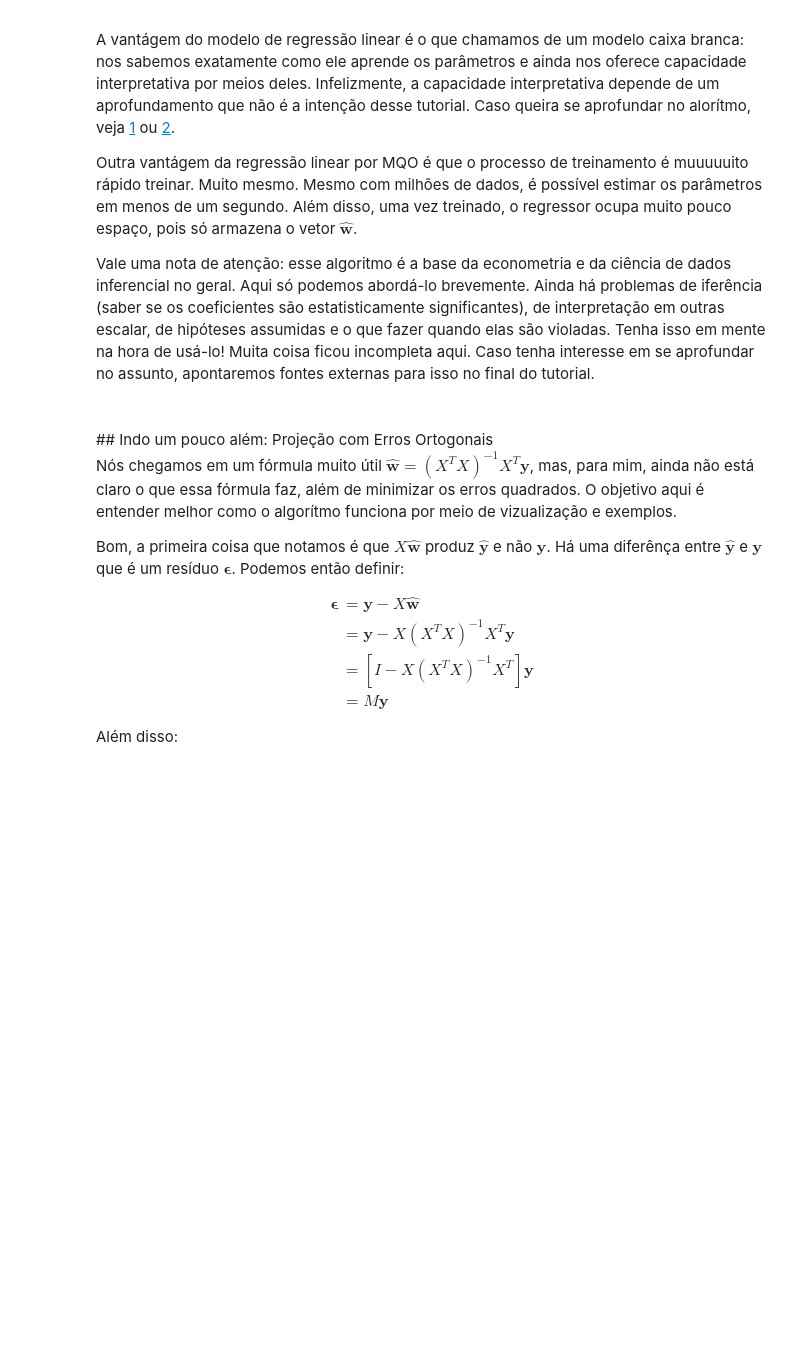
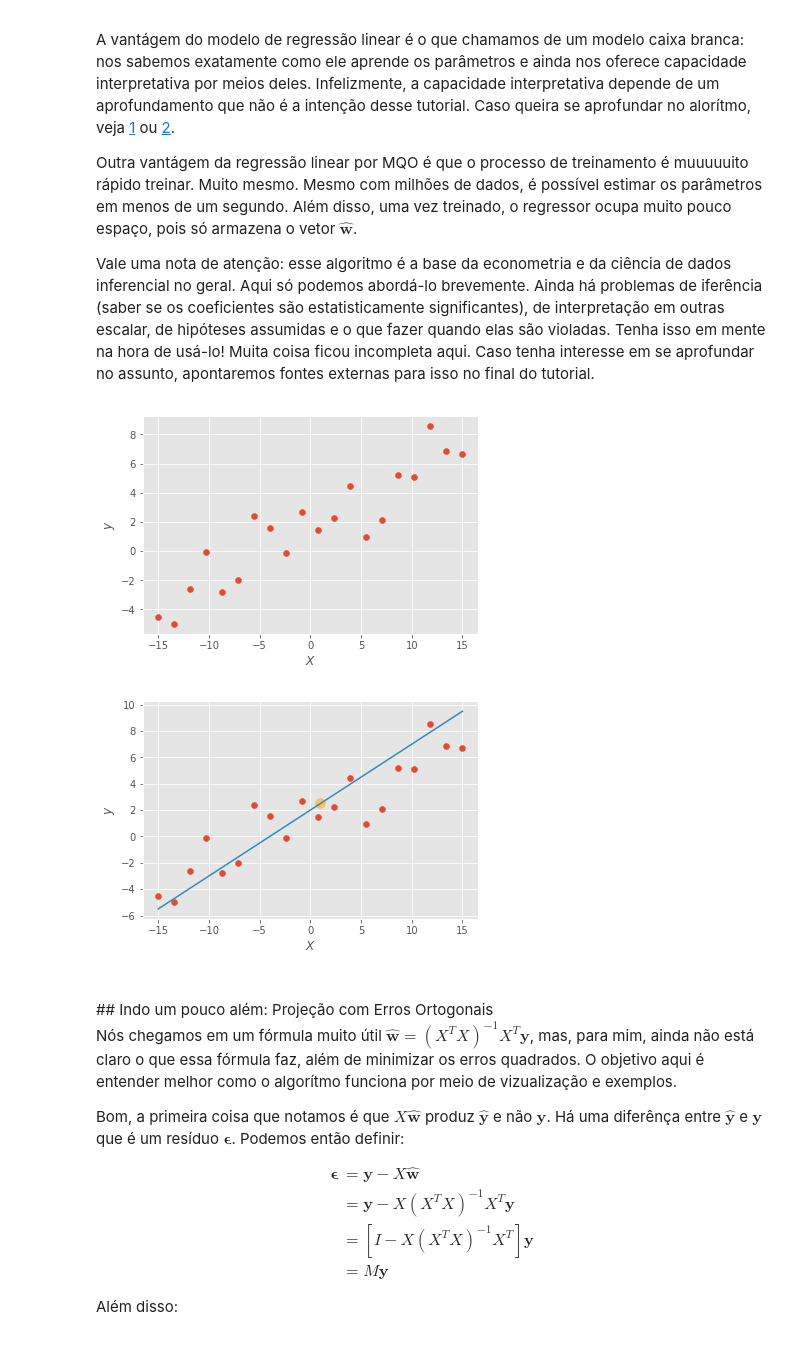
Before and after one commit to matheusfacure/Tutoriais-de-AM, a Jupyter notebook: Regressão Linear/Regressão Linear.ipynb, the cells around one changed output. Saved outputs shown, nothing was run; the diff lists cells and outputs as text; code cells hidden in the pictures; blank space fills up the shorter version.

```diff
--- a/Regressão Linear/Regressão Linear.ipynb
+++ b/Regressão Linear/Regressão Linear.ipynb
@@ -198,6 +220,25 @@ A vantágem do modelo de regressão linear é o que chamamos de um modelo caixa
 Outra vantágem da regressão linear por MQO é que o processo de treinamento é muuuuuito rápido treinar. Muito mesmo. Mesmo com milhões de dados, é possível estimar os parâmetros em menos de um segundo. Além disso, uma vez treinado, o regressor ocupa muito pouco espaço, pois só armazena o vetor $\pmb{\hat{w}}$.
 
 Vale uma nota de atenção: esse algoritmo é a base da econometria e da ciência de dados inferencial no geral. Aqui só podemos abordá-lo brevemente. Ainda há problemas de iferência (saber se os coeficientes são estatisticamente significantes), de interpretação em outras escalar, de hipóteses assumidas e o que fazer quando elas são violadas. Tenha isso em mente na hora de usá-lo! Muita coisa ficou incompleta aqui. Caso tenha interesse em se aprofundar no assunto, apontaremos fontes externas para isso no final do tutorial.
+# %%
+# Código para os gráficos:
+np.random.seed(42)
+x = np.linspace(-15,15, 20)
+y = x * .5 + 2 + np.random.normal(0,2,size=20)
+plt.scatter(x, y)
+plt.xlabel('$X$')
+plt.ylabel('$y$')
+plt.show()
+
+plt.scatter(x, y)
+plt.scatter(1, 1 * .5 + 2, c='C4', s=100) # x=1
+plt.plot(x, x * .5 + 2, c='C1')
+plt.xlabel('$X$')
+plt.ylabel('$y$')
+plt.show()
+# %% [output]
+[figure, added]
+[figure, added]
 # %% [markdown]
 <br/>
 <a id='indo_um_pouco_alem'></a>
```
Also changed, not shown: parts of 12 cells of this notebook.
